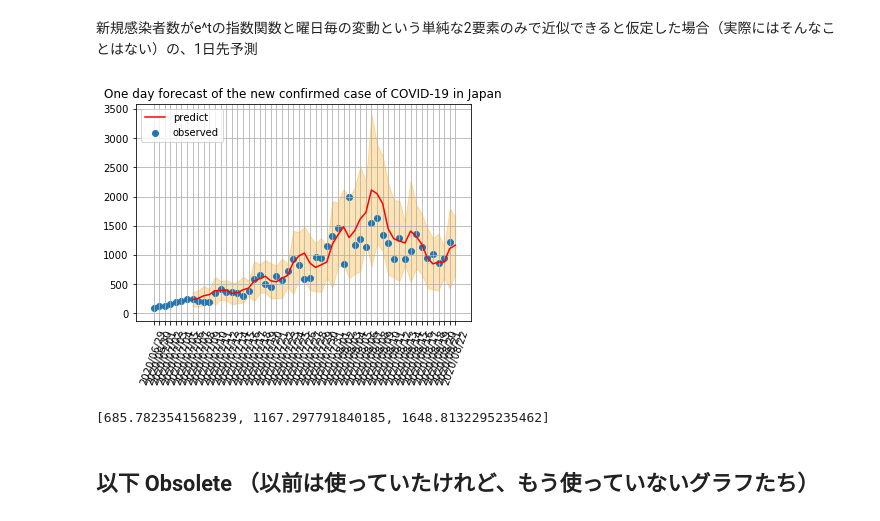
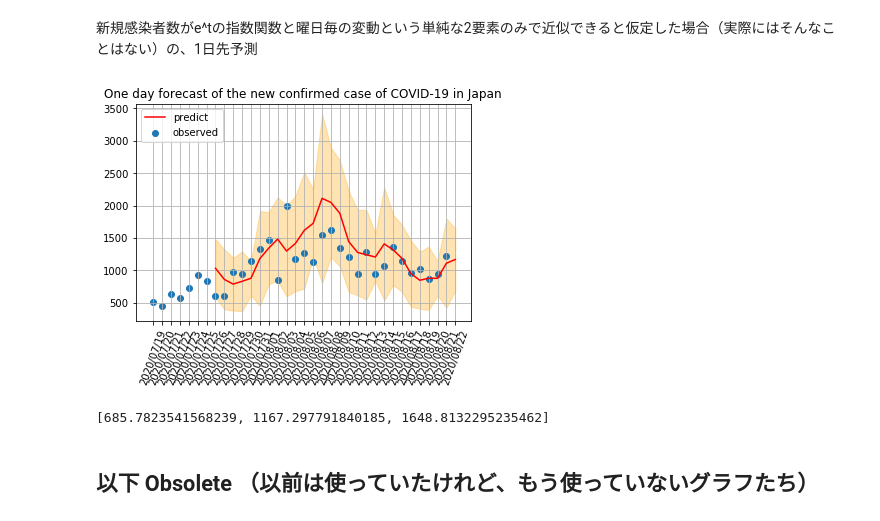
Before and after one commit to yoneken/covid19jp, a Jupyter notebook: Forecast_covid19.ipynb, the cells around one changed output. Drawn from its saved outputs; the diff is of its cells as text; code cells hidden in the pictures.

```diff
--- a/Forecast_covid19.ipynb
+++ b/Forecast_covid19.ipynb
@@ -442,24 +442,24 @@ df_new["predict"] = df_new.apply(lambda d: np.exp(d.a * (9+forecast) + d.b)*(1+t
 df_new["predict_u"] = df_new.apply(lambda d: np.exp(d.a * (9+forecast) + d.b)*(1+trend_day[d.day_index]+2*std_day[d.day_index]), axis=1)
 df_new["predict_d"] = df_new.apply(lambda d: np.exp(d.a * (9+forecast) + d.b)*(1+trend_day[d.day_index]-2*std_day[d.day_index]), axis=1)
 # %%
-df_new_pick = df_new[160:]
+df_new_pick = df_new[180:]
 
 #plt.plot(range(len(df_new.MA7)), df_new.MA7.values, color="green")
 #plt.plot(range(len(df_new.tmp)), df_new.tmp.values, color="green", linewidth=0.5)
 plt.plot(range(6+forecast, len(df_new_pick.predict)+6+forecast), df_new_pick.predict, color="red", label="predict")
 plt.fill_between(range(6+forecast, len(df_new_pick.predict)+6+forecast), df_new_pick.predict_d, df_new_pick.predict_u, color="orange", alpha=0.3)
 plt.scatter(range(len(df_new_pick.Japan)), df_new_pick.Japan.values, label="observed")
 
 xjticks = [l.strftime("%Y/%m/%d") for i,l in enumerate(df_new_pick.date)]
 plt.xticks(range(len(xjticks)-5), xjticks, rotation=70)
 plt.grid()
 plt.legend(loc="upper left");
 plt.title("One day forecast of the new confirmed case of COVID-19 in Japan")
 plt.show()
 print([df_new_pick.predict_d.iloc[-8-5], df_new_pick.predict.iloc[-8-5], df_new_pick.predict_u.iloc[-8-5]])
 #print(df_new_pick.predict_u)
 # %% [output]
-[figure, old version]
+[figure, new version]
 [685.7823541568239, 1167.297791840185, 1648.8132295235462]
 # %% [markdown]
 ## 以下 Obsolete （以前は使っていたけれど、もう使っていないグラフたち）
```
Also changed, not shown: parts of 4 cells of this notebook.
